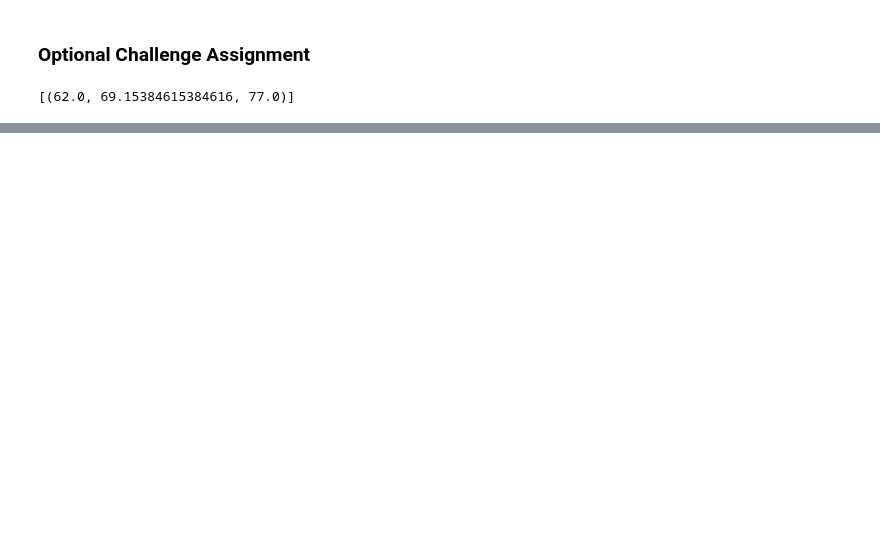
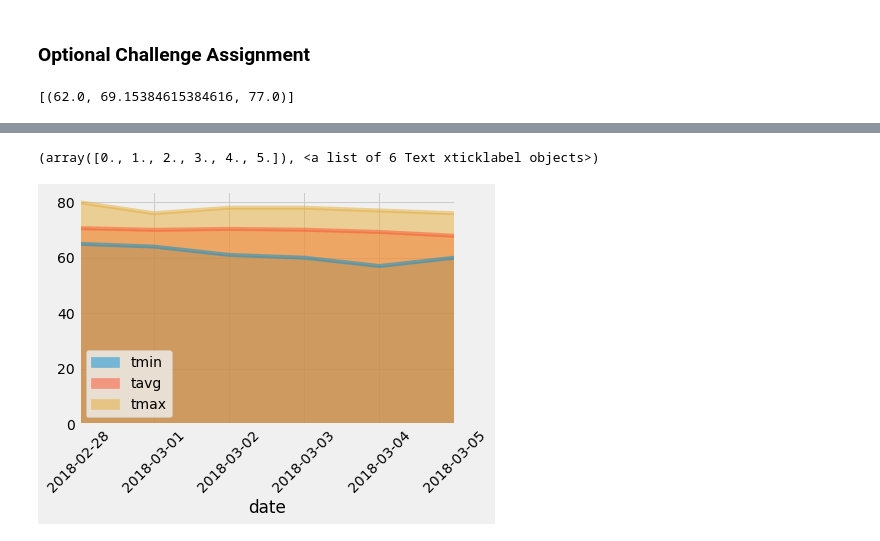
Before and after one commit to nadireag/sqlalchemy-challenge, a Jupyter notebook: ClimatePy.ipynb, the cells around one changed output, grey strips where cells are left out. Saved outputs shown, nothing was run; the diff lists cells and outputs as text; code cells hidden in the pictures; blank space fills up the shorter version.

```diff
--- a/ClimatePy.ipynb
+++ b/ClimatePy.ipynb
@@ -206,10 +320,18 @@ daily_normals("01-01")
 # calculate the daily normals for your trip
 # push each tuple of calculations into a list called `normals`
 
+
 # Set the start and end date of the trip
+start_date = '2017-02-28'
+end_date = '2017-03-05'
 
 # Use the start and end date to create a range of dates
+trip_dates = ["2018-02-28", "2018-03-01", "2018-03-02", "2018-03-03", "2018-03-04", "2018-03-05"]
+
+# convert strings to datetime
+date_list =[datetime.strptime(date, "%Y-%m-%d") for date in trip_dates]
+date_list
 
 # Stip off the year and save a list of %m-%d strings
-
-# Loop through the list of %m-%d strings and calculate the normals for each date
+dates = [date.strftime("%m-%d") for date in date_list]
+dates
@@ -215,0 +340,4 @@ daily_normals("01-01")
+# %%
+dates = ['02-28', '03-01', '03-02', '03-03', '03-04', '03-05']
+normals = [daily_normals(date) for date in dates]
+normals
@@ -215,0 +351,4 @@ daily_normals("01-01")
+# %%
+# flatten the normals list
+normal_list = [item for sublist in normals for item in sublist]
+normal_list
@@ -216,2 +362,6 @@ daily_normals("01-01")
 # %%
 # Load the previous query results into a Pandas DataFrame and add the `trip_dates` range as the `date` index
+
+normals_df = pd.DataFrame(normal_list, columns=["tmin","tavg", "tmax"], index=trip_dates)
+normals_df.index.name="date"
+normals_df
@@ -218,2 +377,8 @@ daily_normals("01-01")
 # %%
 # Plot the daily normals as an area plot with `stacked=False`
+normals_df.plot.area(stacked=False)
+plt.xticks(rotation=45)
+plt.show
+# %% [output]
+(array([0., 1., 2., 3., 4., 5.]), <a list of 6 Text xticklabel objects>)
+[figure, added]
```
Also changed, not shown: parts of 15 cells of this notebook.
